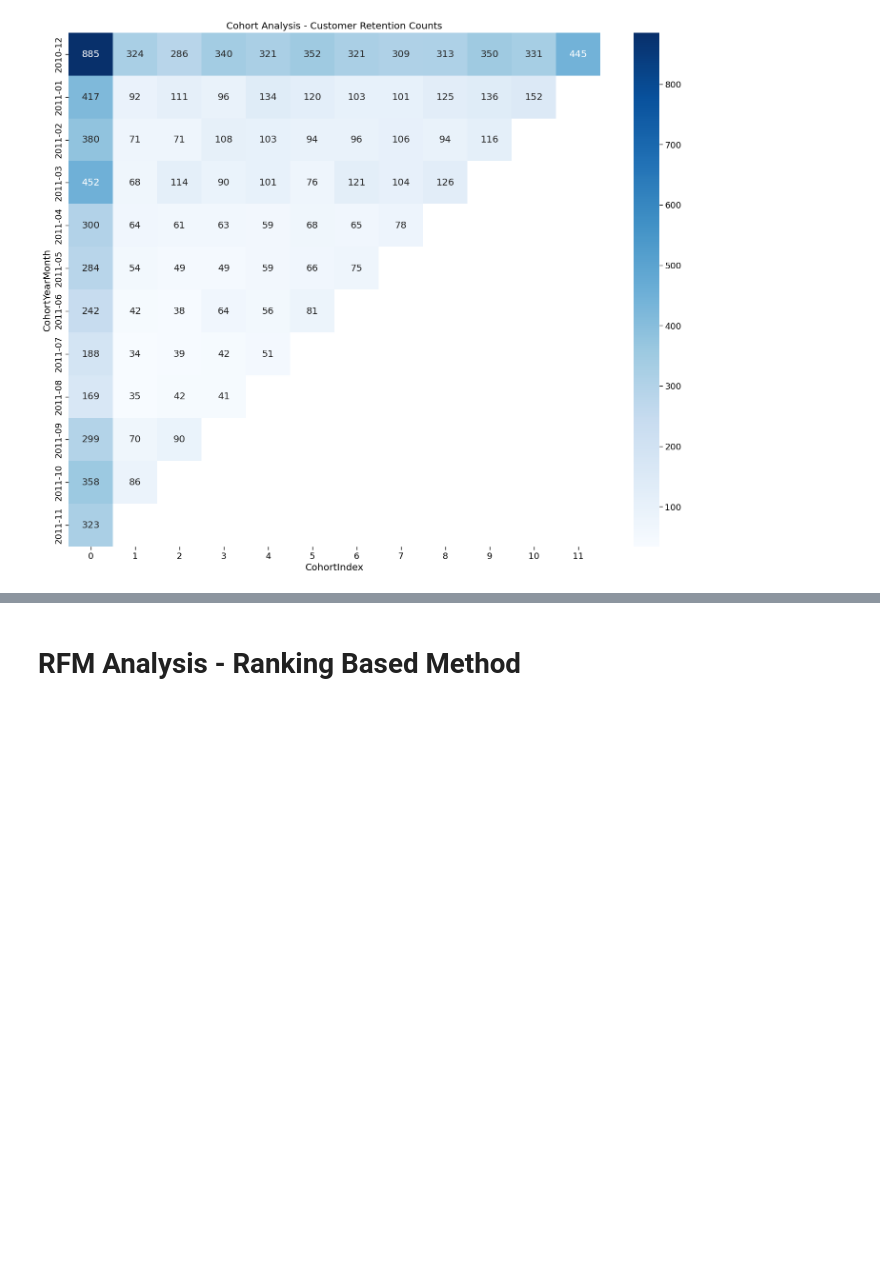
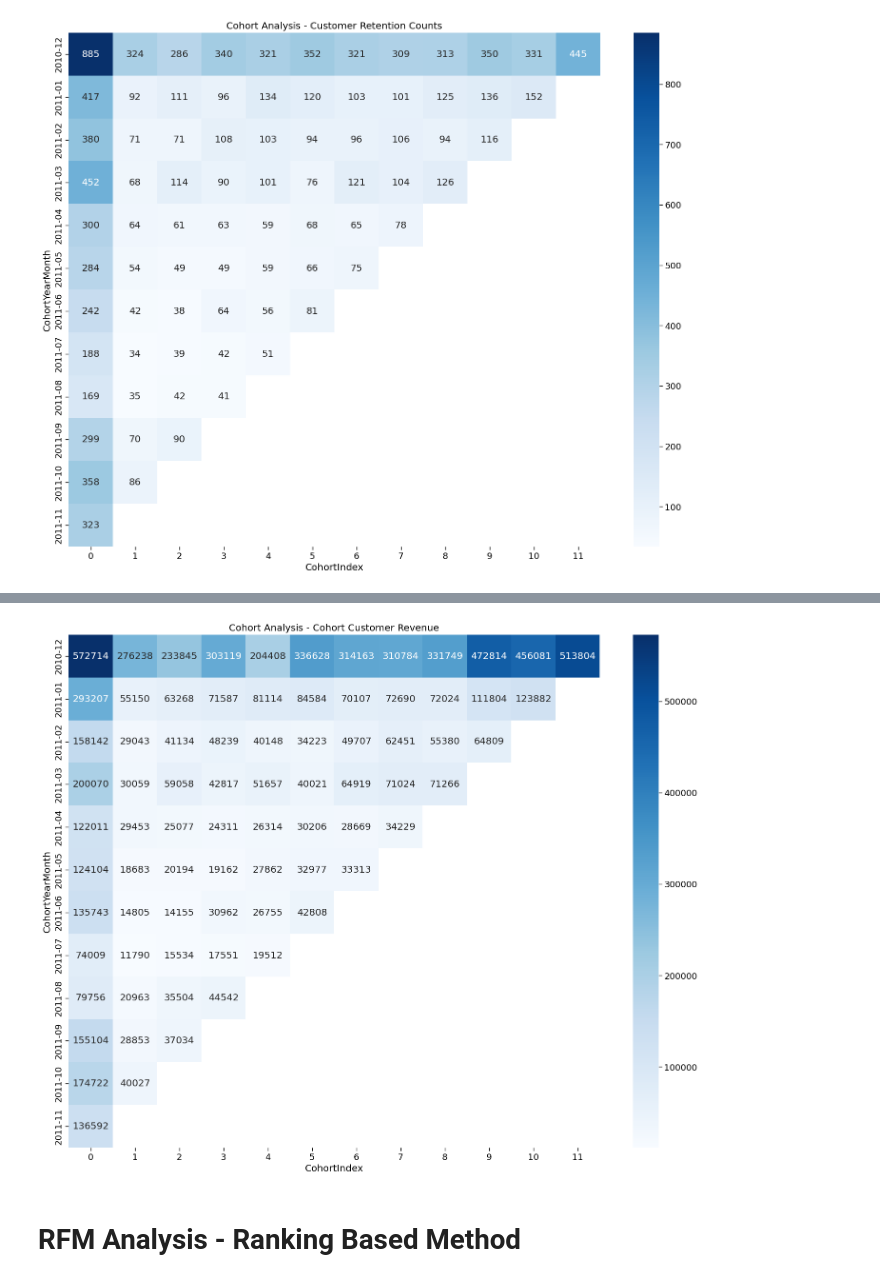
Before and after one commit to bahategar/Online-retail, a Jupyter notebook: online-retail.ipynb, the cells around one changed output, grey strips where cells are left out. Cells and saved outputs as stored; diff of their text form; code cells hidden in the pictures; blank space fills up the shorter version.

```diff
--- a/online-retail.ipynb
+++ b/online-retail.ipynb
@@ -613,3 +649,13 @@ retention_matrix_percentage.to_csv('customer_retention_perc.csv', index=True)
+# %%
+# We will now plot the actual customer retention counts from the cohort analysis.
+# This is the actual number of customers from each cohort who made a purchase in subsequent months.
+
+plt.figure(figsize=(18, 14))
+plt.title('Cohort Analysis - Cohort Customer Revenue')
+sns.heatmap(data=cohort_pivot, annot=True, fmt='.0f', cmap='Blues')
+plt.show()
+# %% [output]
+[figure, added]
 # %% [markdown]
 # RFM Analysis - Ranking Based Method
 # %%
```
Also changed, not shown: parts of 10 cells of this notebook, 3 other files.
